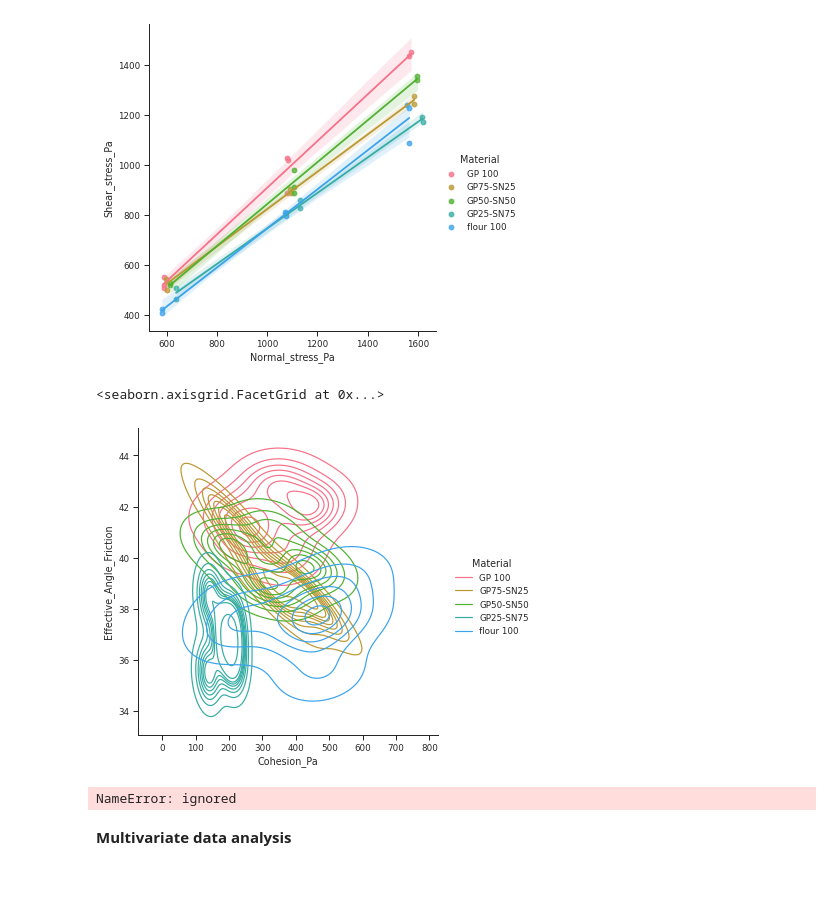
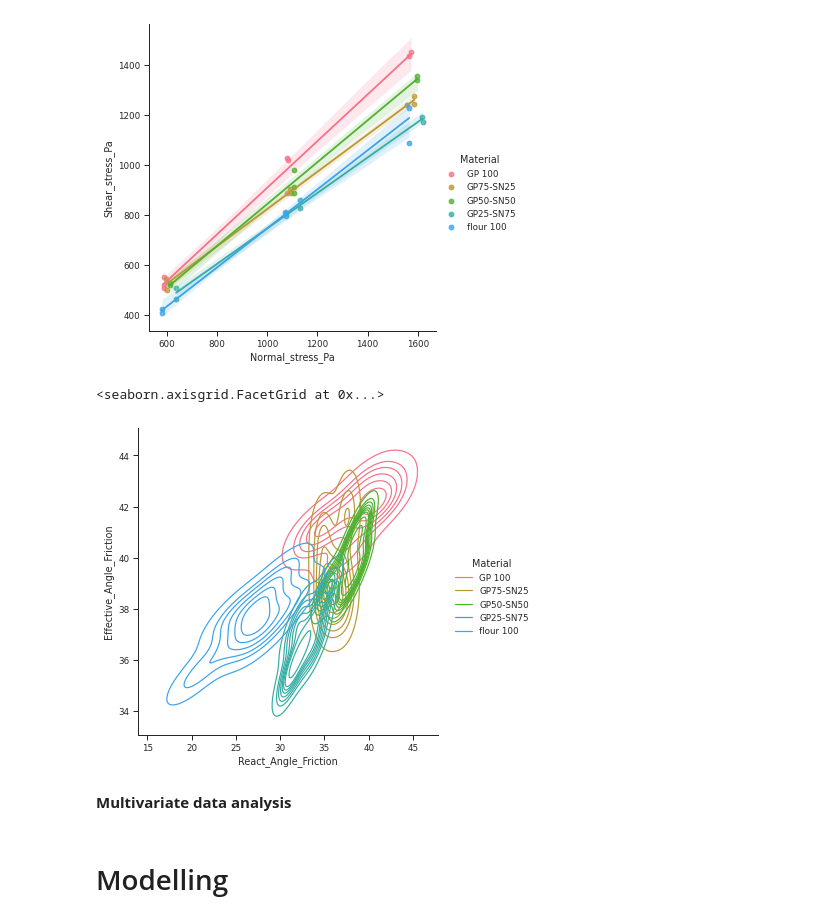
Before and after one commit to Utomi-Tom/Granular_Material_analysis, a Jupyter notebook: Geomaterial_analysis_.ipynb, the cells around one changed output. Drawn from its saved outputs; the diff is of its cells as text; code cells hidden in the pictures; blank space fills up the shorter version.

```diff
--- a/Geomaterial_analysis_.ipynb
+++ b/Geomaterial_analysis_.ipynb
@@ -206,13 +212,11 @@ sns.lmplot(data=Dataset, x="Normal_stress_Pa", y="Shear_stress_Pa", hue="Materia
 [figure]
 # %%
 # Frictional angle of the granular material
-sns.displot(data=Dataset, x='Cohesion_Pa', y='Effective_Angle_Friction',  kind="kde", hue='Material' )
+sns.displot(data=Dataset, x='React_Angle_Friction', y='Effective_Angle_Friction',  kind="kde", hue='Material' )
 # %% [output]
 <seaborn.axisgrid.FacetGrid at 0x...>
-[figure, old version]
+[figure, new version]
-# %%
-col
-# %% [output]
-NameError: ignored
 # %% [markdown]
 **Multivariate data analysis**
+# %% [markdown]
+# Modelling
```
Also changed, not shown: parts of 10 cells of this notebook.
